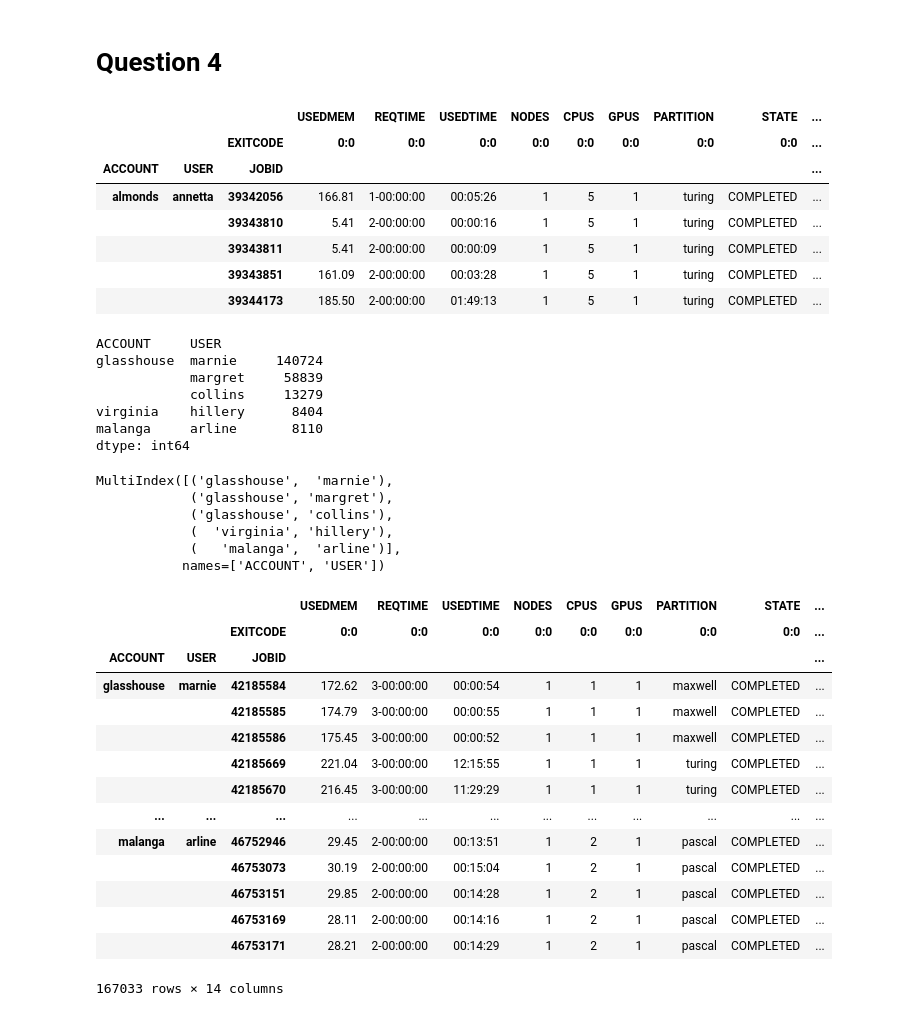
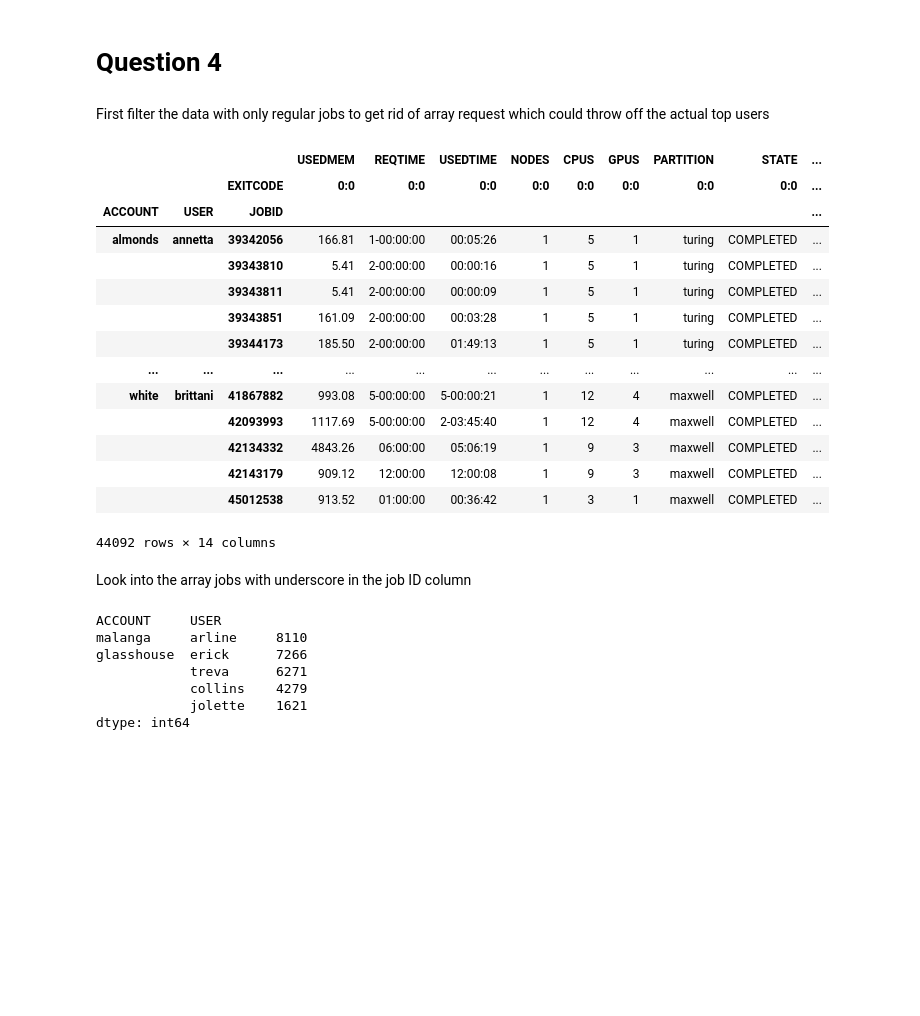
Before and after one commit to nss-data-science-cohort-6/accre_project-malted_milk_balls, a Jupyter notebook: notebooks/ACCRE_data_notebook.ipynb, the cells around one changed output. Drawn from its saved outputs; the diff is of its cells as text; code cells hidden in the pictures; blank space fills up the shorter version.

Commit message:
Looked at non array Jobs

```diff
--- a/notebooks/ACCRE_data_notebook.ipynb
+++ b/notebooks/ACCRE_data_notebook.ipynb
@@ -165,52 +173,49 @@ Name: gpu_runtime_total_seconds, dtype: float64
 # %% [markdown]
 # Question 4
+# %% [markdown]
+First filter the data with only regular jobs to get rid of array request which could throw off the actual top users
+# %%
+from numpy import NaN
+
+non_array_jobs = []
+for index, row in data.iterrows():
+    if len(row["JOBID"]) == 8:
+        non_array_jobs.append(index)
+    else:
+        non_array_jobs.append(NaN)
+# %%
+data_non_array_jobs = data[data.index == non_array_jobs]
 # %%
-top_users = data.pivot(index = ['ACCOUNT','USER', 'JOBID'], columns = 'EXITCODE')
-top_users.head()
+users_info = data_non_array_jobs.pivot(index = ['ACCOUNT','USER', 'JOBID'], columns = 'EXITCODE')
+users_info
 # %% [output]
 |  |  |  | USEDMEM | REQTIME | USEDTIME | NODES | CPUS | GPUS | PARTITION | STATE | ... |
 |  |  | EXITCODE | 0:0 | 0:0 | 0:0 | 0:0 | 0:0 | 0:0 | 0:0 | 0:0 | ... |
 | ACCOUNT | USER | JOBID |  |  |  |  |  |  |  |  | ... |
 | almonds | annetta | 39342056 | 166.81 | 1-00:00:00 | 00:05:26 | 1 | 5 | 1 | turing | COMPLETED | ... |
 |  |  | 39343810 | 5.41 | 2-00:00:00 | 00:00:16 | 1 | 5 | 1 | turing | COMPLETED | ... |
 |  |  | 39343811 | 5.41 | 2-00:00:00 | 00:00:09 | 1 | 5 | 1 | turing | COMPLETED | ... |
 |  |  | 39343851 | 161.09 | 2-00:00:00 | 00:03:28 | 1 | 5 | 1 | turing | COMPLETED | ... |
 |  |  | 39344173 | 185.50 | 2-00:00:00 | 01:49:13 | 1 | 5 | 1 | turing | COMPLETED | ... |
+| ... | ... | ... | ... | ... | ... | ... | ... | ... | ... | ... | ... |
+| white | brittani | 41867882 | 993.08 | 5-00:00:00 | 5-00:00:21 | 1 | 12 | 4 | maxwell | COMPLETED | ... |
+|  |  | 42093993 | 1117.69 | 5-00:00:00 | 2-03:45:40 | 1 | 12 | 4 | maxwell | COMPLETED | ... |
+|  |  | 42134332 | 4843.26 | 06:00:00 | 05:06:19 | 1 | 9 | 3 | maxwell | COMPLETED | ... |
+|  |  | 42143179 | 909.12 | 12:00:00 | 12:00:08 | 1 | 9 | 3 | maxwell | COMPLETED | ... |
+|  |  | 45012538 | 913.52 | 01:00:00 | 00:36:42 | 1 | 3 | 1 | maxwell | COMPLETED | ... |
+44092 rows × 14 columns
+# %% [markdown]
+Look into the array jobs with underscore in the job ID column
 # %%
-top_5 = top_users.groupby(level=[0,1]).size().nlargest(5)
-top_5
+top_5_num_jobs = users_info.groupby(level=[0,1]).size().nlargest(5)
+top_5_num_jobs
 # %% [output]
 ACCOUNT     USER
-glasshouse  marnie     140724
-            margret     58839
-            collins     13279
-virginia    hillery      8404
-malanga     arline       8110
+malanga     arline     8110
+glasshouse  erick      7266
+            treva      6271
+            collins    4279
+            jolette    1621
 dtype: int64
-# %%
-top_5.index
-# %% [output]
-MultiIndex([('glasshouse',  'marnie'),
-            ('glasshouse', 'margret'),
-            ('glasshouse', 'collins'),
-            (  'virginia', 'hillery'),
-            (   'malanga',  'arline')],
-           names=['ACCOUNT', 'USER'])
 # %%
-top_users.loc[top_5.index[0]:top_5.index[-1]]
+top_5_users = users_info.sort_index().loc[top_5_num_jobs.index.sort_values()[0]:top_5_num_jobs.index.sort_values()[-1]]
-# %% [output]
-|  |  |  | USEDMEM | REQTIME | USEDTIME | NODES | CPUS | GPUS | PARTITION | STATE | ... |
-|  |  | EXITCODE | 0:0 | 0:0 | 0:0 | 0:0 | 0:0 | 0:0 | 0:0 | 0:0 | ... |
-| ACCOUNT | USER | JOBID |  |  |  |  |  |  |  |  | ... |
-| glasshouse | marnie | 42185584 | 172.62 | 3-00:00:00 | 00:00:54 | 1 | 1 | 1 | maxwell | COMPLETED | ... |
-|  |  | 42185585 | 174.79 | 3-00:00:00 | 00:00:55 | 1 | 1 | 1 | maxwell | COMPLETED | ... |
-|  |  | 42185586 | 175.45 | 3-00:00:00 | 00:00:52 | 1 | 1 | 1 | maxwell | COMPLETED | ... |
-|  |  | 42185669 | 221.04 | 3-00:00:00 | 12:15:55 | 1 | 1 | 1 | turing | COMPLETED | ... |
-|  |  | 42185670 | 216.45 | 3-00:00:00 | 11:29:29 | 1 | 1 | 1 | turing | COMPLETED | ... |
-| ... | ... | ... | ... | ... | ... | ... | ... | ... | ... | ... | ... |
-| malanga | arline | 46752946 | 29.45 | 2-00:00:00 | 00:13:51 | 1 | 2 | 1 | pascal | COMPLETED | ... |
-|  |  | 46753073 | 30.19 | 2-00:00:00 | 00:15:04 | 1 | 2 | 1 | pascal | COMPLETED | ... |
-|  |  | 46753151 | 29.85 | 2-00:00:00 | 00:14:28 | 1 | 2 | 1 | pascal | COMPLETED | ... |
-|  |  | 46753169 | 28.11 | 2-00:00:00 | 00:14:16 | 1 | 2 | 1 | pascal | COMPLETED | ... |
-|  |  | 46753171 | 28.21 | 2-00:00:00 | 00:14:29 | 1 | 2 | 1 | pascal | COMPLETED | ... |
-167033 rows × 14 columns
```
Also changed, not shown: parts of 6 cells of this notebook.
